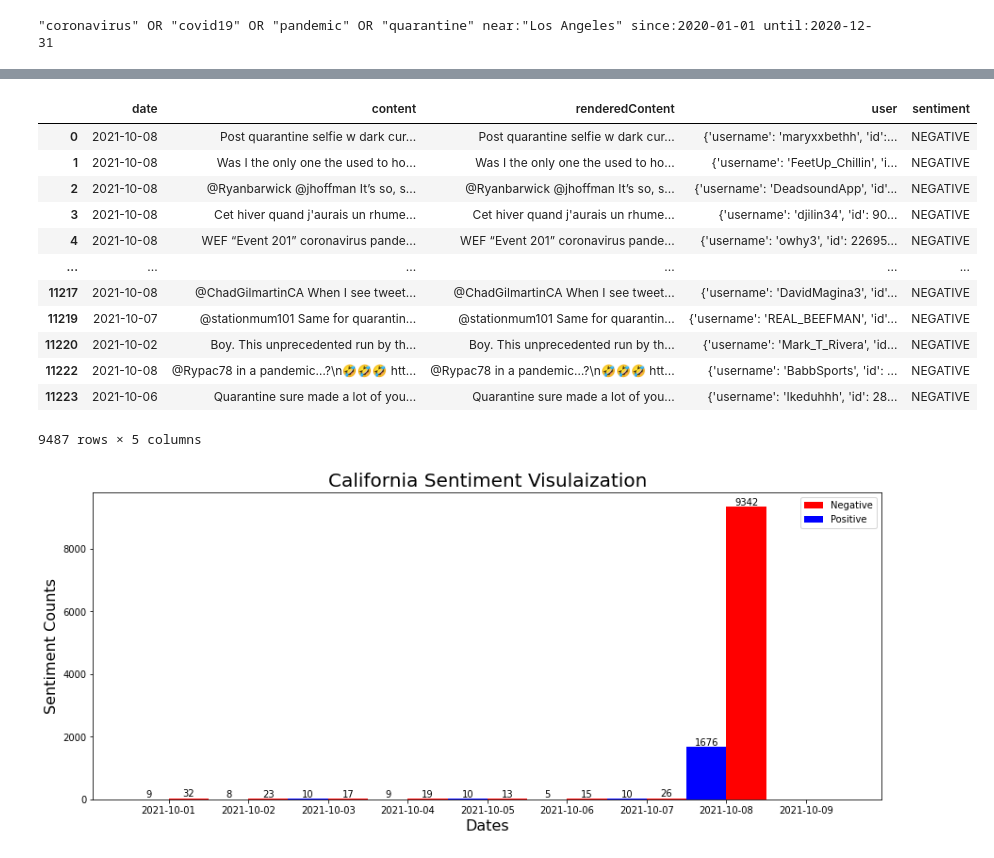
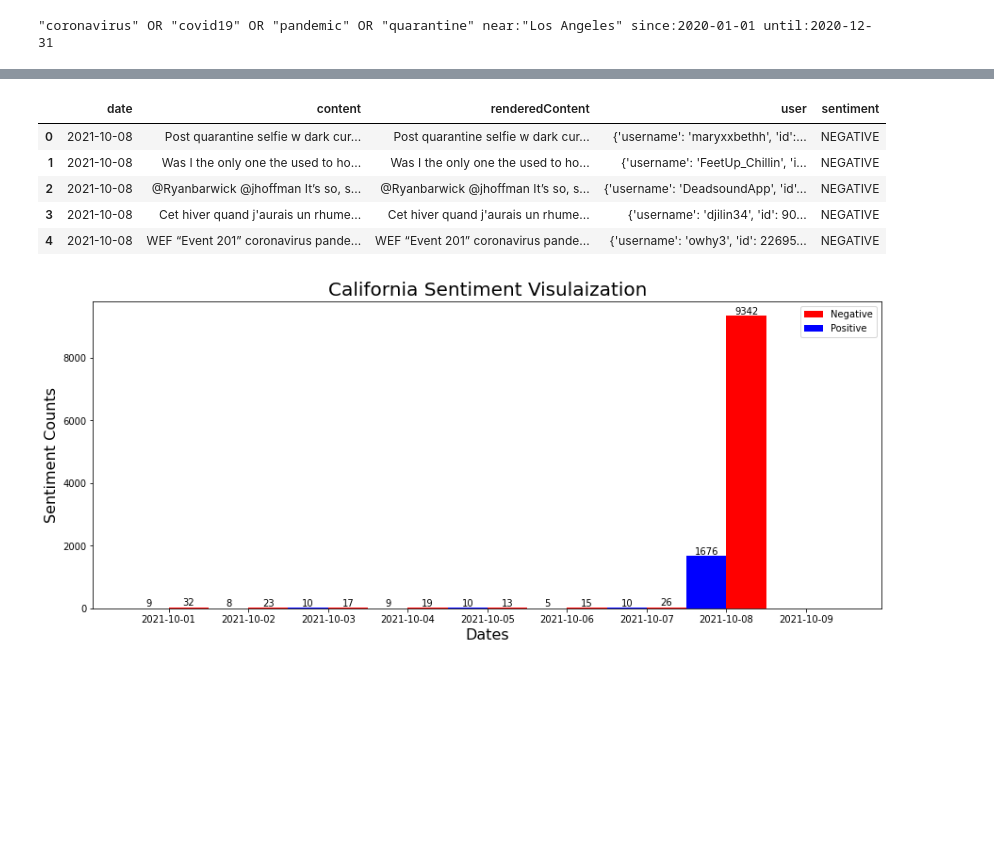
Before and after one commit to The-Processors/ics-438-final-project, a Jupyter notebook: Final Project.ipynb, the cells around one changed output, grey strips where cells are left out. Cells and saved outputs as stored; diff of their text form; code cells hidden in the pictures; blank space fills up the shorter version.

```diff
--- a/Final Project.ipynb
+++ b/Final Project.ipynb
@@ -298,0 +265,2 @@ End: 12:13
+# %%
+ca_sentiment_df = sentiment_analysis(ca_df)
@@ -321,0 +289,2 @@ End: 12:13:44.088231
+# %%
+ca_date_formatted_df = datetime_to_date(ca_sentiment_df)
@@ -328,21 +300,14 @@ tx_date_formatted_df = datetime_to_date(tx_sentiment_df)
 # %%
 # Testing how many tweets were identified as 'positive' which may be an interesting insight to the accuracy of the
 #  sentiment analysis. Compare the content to ensure true positive sentiment and not sarcastic senitments.
-date_formatted_df.loc[date_formatted_df['sentiment']=='NEGATIVE']
+ca_date_formatted_df.loc[ca_date_formatted_df['sentiment']=='NEGATIVE'].head()
 # %% [output]
 |  | date | content | renderedContent | user | sentiment |
 | 0 | 2021-10-08 | Post quarantine selfie w dark cur... | Post quarantine selfie w dark cur... | {'username': 'maryxxbethh', 'id':... | NEGATIVE |
 | 1 | 2021-10-08 | Was I the only one the used to ho... | Was I the only one the used to ho... | {'username': 'FeetUp_Chillin', 'i... | NEGATIVE |
 | 2 | 2021-10-08 | @Ryanbarwick @jhoffman It’s so, s... | @Ryanbarwick @jhoffman It’s so, s... | {'username': 'DeadsoundApp', 'id'... | NEGATIVE |
 | 3 | 2021-10-08 | Cet hiver quand j'aurais un rhume... | Cet hiver quand j'aurais un rhume... | {'username': 'djilin34', 'id': 90... | NEGATIVE |
 | 4 | 2021-10-08 | WEF “Event 201” coronavirus pande... | WEF “Event 201” coronavirus pande... | {'username': 'owhy3', 'id': 22695... | NEGATIVE |
-| ... | ... | ... | ... | ... | ... |
-| 11217 | 2021-10-08 | @ChadGilmartinCA When I see tweet... | @ChadGilmartinCA When I see tweet... | {'username': 'DavidMagina3', 'id'... | NEGATIVE |
-| 11219 | 2021-10-07 | @stationmum101 Same for quarantin... | @stationmum101 Same for quarantin... | {'username': 'REAL_BEEFMAN', 'id'... | NEGATIVE |
-| 11220 | 2021-10-02 | Boy. This unprecedented run by th... | Boy. This unprecedented run by th... | {'username': 'Mark_T_Rivera', 'id... | NEGATIVE |
-| 11222 | 2021-10-08 | @Rypac78 in a pandemic…?\n🤣🤣🤣 htt... | @Rypac78 in a pandemic…?\n🤣🤣🤣 htt... | {'username': 'BabbSports', 'id': ... | NEGATIVE |
-| 11223 | 2021-10-06 | Quarantine sure made a lot of you... | Quarantine sure made a lot of you... | {'username': 'Ikeduhhh', 'id': 28... | NEGATIVE |
-9487 rows × 5 columns
 # %%
 import matplotlib.pyplot as plt
 import datetime
```
Also changed, not shown: parts of 14 cells of this notebook, 3 other files.
